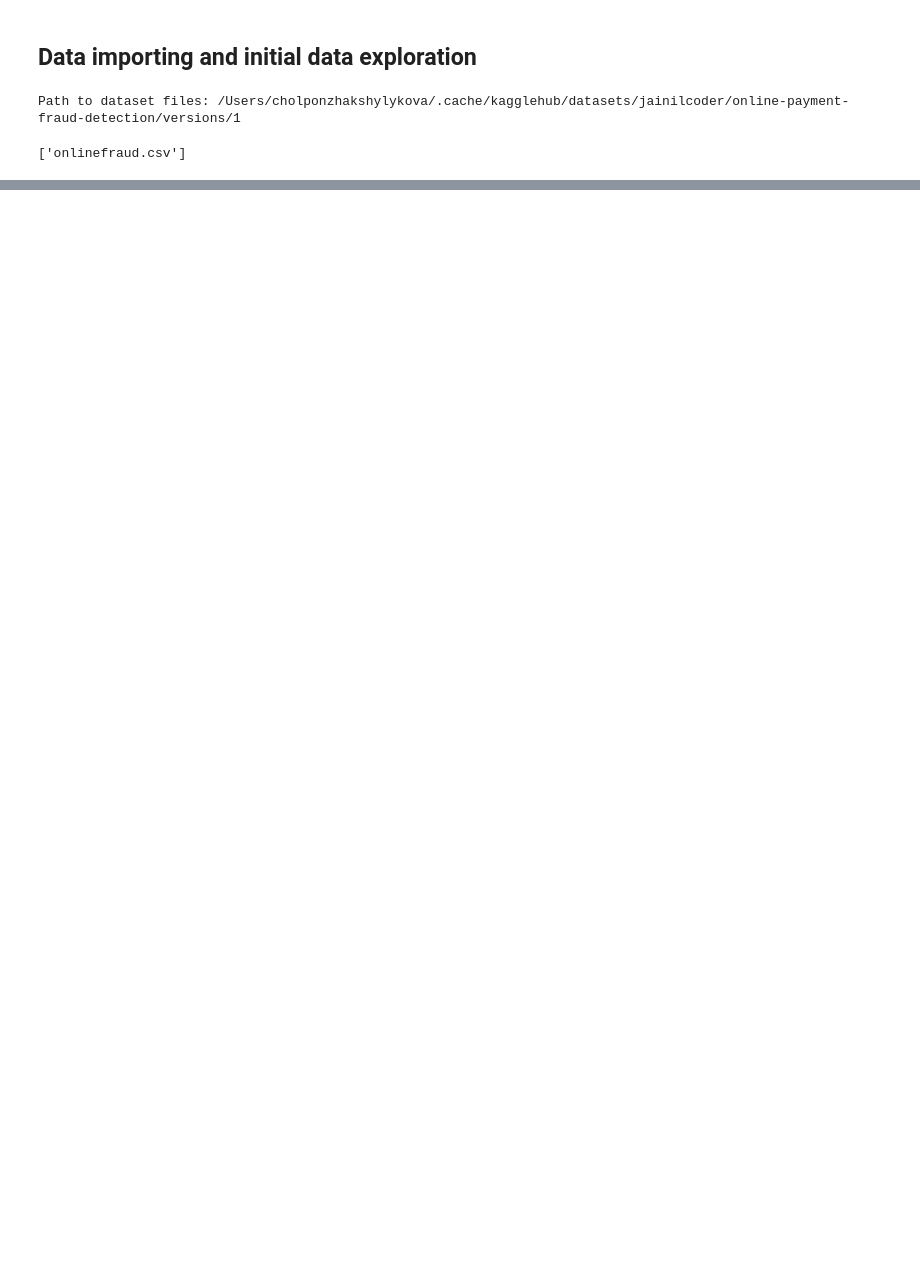
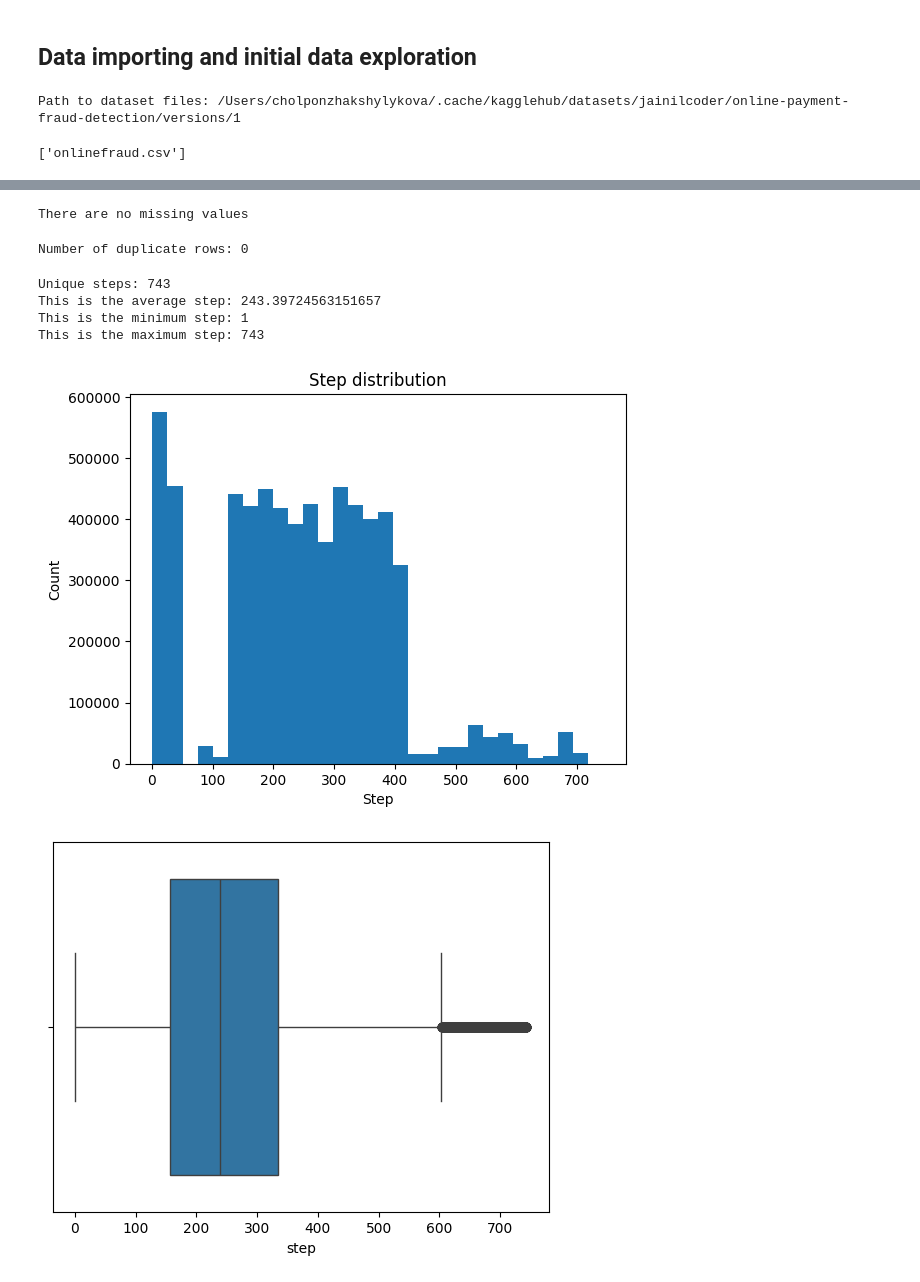
Before and after one commit to CZhakshylykova/MM0004-falcon-eye, a Jupyter notebook: submissions/sds-members/cholpon-zhakshylyova/cholpon_zhakshylykova_finfraud_mission.ipynb, the cells around one changed output, grey strips where cells are left out. Drawn from its saved outputs; the diff is of its cells as text; code cells hidden in the pictures; blank space fills up the shorter version.

```diff
--- a/submissions/sds-members/cholpon-zhakshylyova/cholpon_zhakshylykova_finfraud_mission.ipynb
+++ b/submissions/sds-members/cholpon-zhakshylyova/cholpon_zhakshylykova_finfraud_mission.ipynb
@@ -22,0 +65,48 @@ data = pd.read_csv(os.path.join(path, "onlinefraud.csv"))
+# %%
+# check missing values:
+
+if data.isnull().values.any():
+    print("There are missing values")
+    print(data.isnull().sum())
+else:
+    print("There are no missing values")
+# %% [output]
+There are no missing values
+# %%
+# dealing with  duplicates:
+
+duplicates = data[data.duplicated()]
+print(f"Number of duplicate rows: {len(duplicates)}") #there ano duplicates in the dataaset
+# %% [output]
+Number of duplicate rows: 0
+# %%
+# check the steps
+#Info step is a time of transaction, 1 step = 1 hour
+
+data.head()
+len(data)
+print(f"Unique steps: {len(data["step"].unique())}") # there are unique 743 steps out of 6362620 data entries, so same steps occuring several time
+print(f"This is the average step: {np.mean(data["step"])}")
+print(f"This is the minimum step: {np.min(data["step"])}")
+print(f"This is the maximum step: {np.max(data["step"])}")
+
+#now plot how many time each step occur:
+
+plt.hist(data["step"], rwidth = 1, bins = 30)
+plt.title("Step distribution")
+plt.xlabel("Step")
+plt.ylabel("Count")
+plt.show()
+
+
+#make a boxplot
+
+sns.boxplot(x=data["step"])
+plt.show()
+# %% [output]
+Unique steps: 743
+This is the average step: 243.39724563151657
+This is the minimum step: 1
+This is the maximum step: 743
+[figure, added]
+[figure, added]
```
Also changed, not shown: parts of 7 cells of this notebook.
